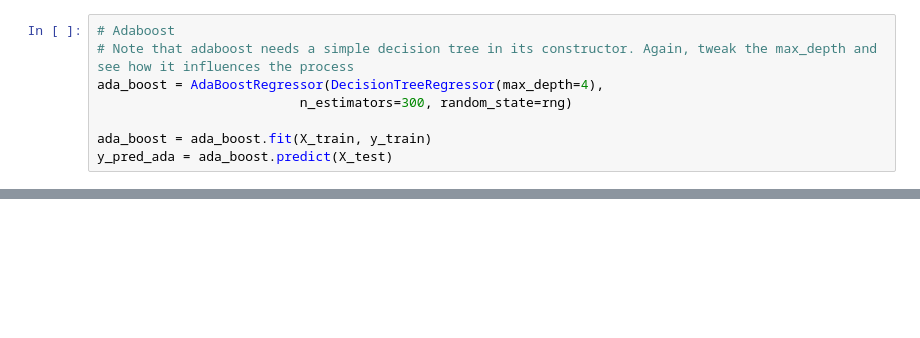
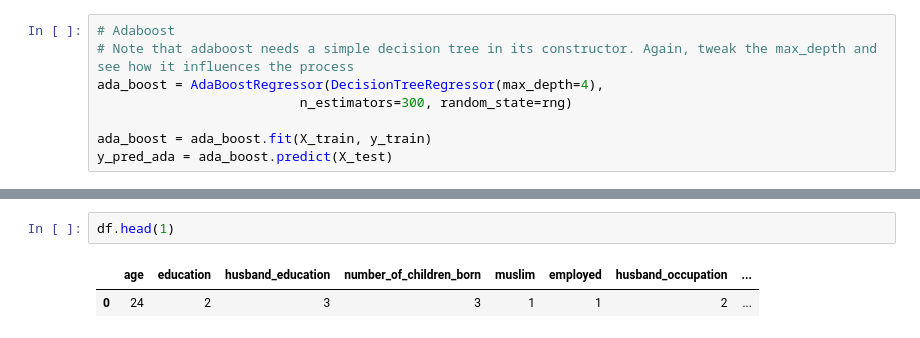
Before and after one commit to Ruoro/DecisoontreesSvm, a Jupyter notebook: Boosting_and_bagging_practice.ipynb, the cells around one changed output, grey strips where cells are left out. Cells and saved outputs as stored; diff of their text form; blank space fills up the shorter version.

```diff
--- a/Boosting_and_bagging_practice.ipynb
+++ b/Boosting_and_bagging_practice.ipynb
@@ -333,0 +351,5 @@ Root Mean Squared Errorof thr gradient boost tree is : 0.9370536334236447
+# %%
+df.head(1)
+# %% [output]
+|  | age | education | husband_education | number_of_children_born | muslim | employed | husband_occupation | ... |
+| 0 | 24 | 2 | 3 | 3 | 1 | 1 | 2 | ... |
```
Also changed, not shown: parts of 18 cells of this notebook.
